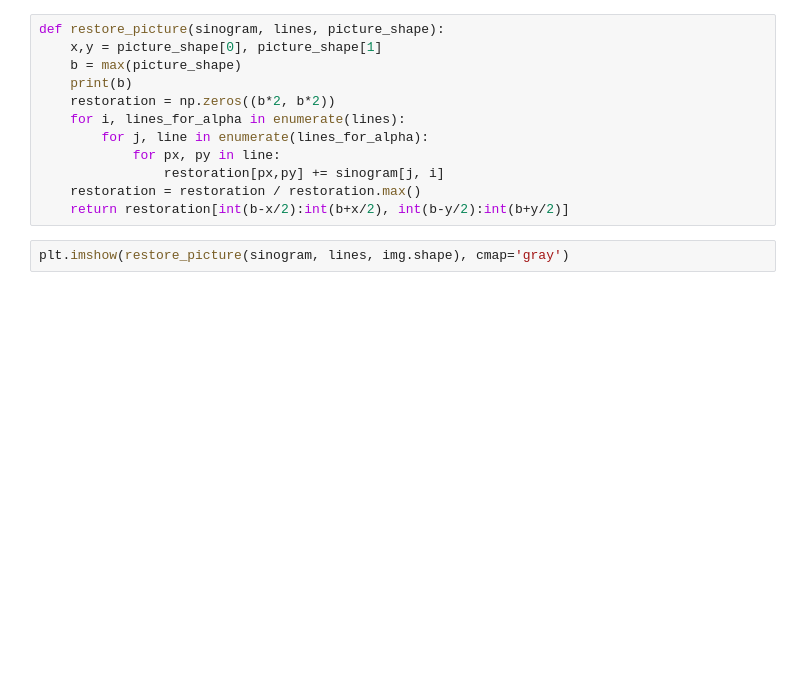
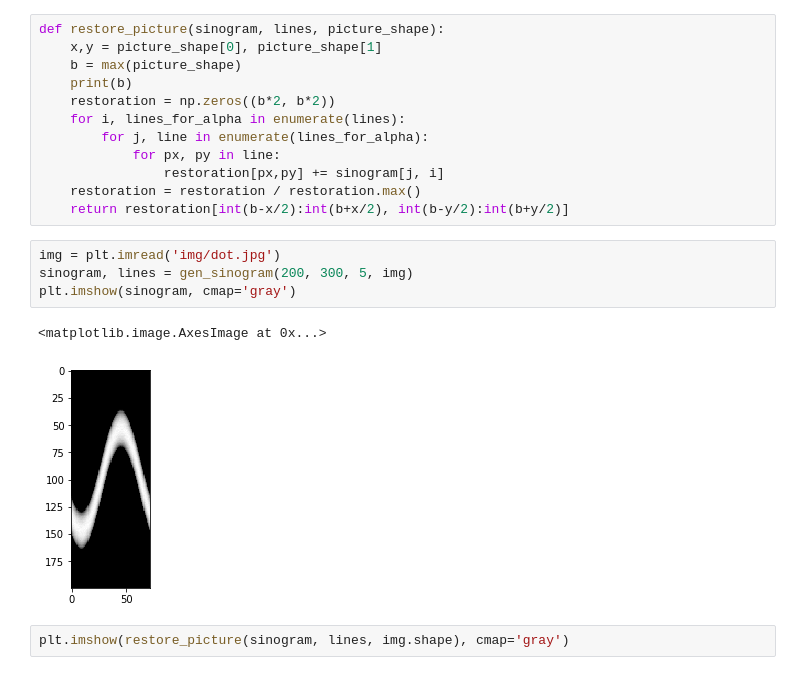
Before and after one commit to damianhorna/backprojection-tomography, a Jupyter notebook: sinogram.ipynb, the cells around one changed output. Saved outputs shown, nothing was run; the diff lists cells and outputs as text; blank space fills up the shorter version.

```diff
--- a/sinogram.ipynb
+++ b/sinogram.ipynb
@@ -163,6 +157,13 @@ def restore_picture(sinogram, lines, picture_shape):
                 restoration[px,py] += sinogram[j, i]
     restoration = restoration / restoration.max()
     return restoration[int(b-x/2):int(b+x/2), int(b-y/2):int(b+y/2)]
+# %%
+img = plt.imread('img/dot.jpg')
+sinogram, lines = gen_sinogram(200, 300, 5, img)
+plt.imshow(sinogram, cmap='gray')
+# %% [output]
+<matplotlib.image.AxesImage at 0x...>
+[figure, added]
 # %%
 plt.imshow(restore_picture(sinogram, lines, img.shape), cmap='gray')
 # %% [output]
```
Also changed, not shown: parts of 6 cells of this notebook.
